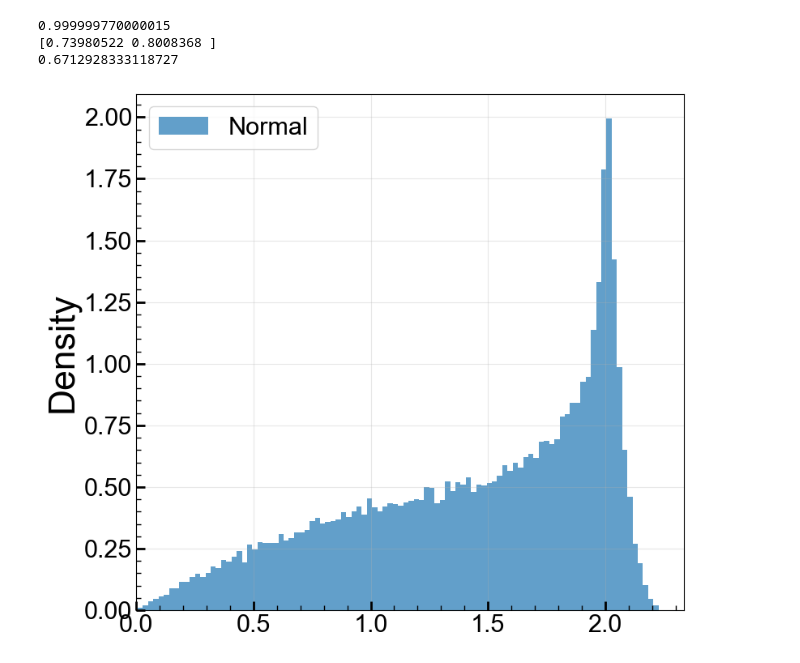
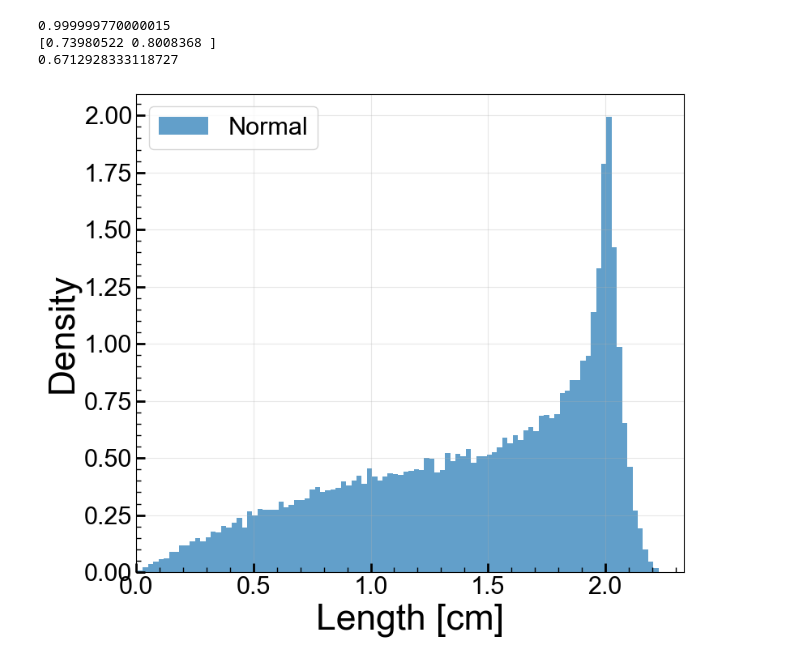
Before and after one commit to villano-lab/NaI_Array_Firmware, a Jupyter notebook: test_firmwares/TrigTest7/data_analysis/Analysis_Notebook/muon_pdfs_cylinder.ipynb, the cells around one changed output. Cells and saved outputs as stored; diff of their text form; code cells hidden in the pictures.

```diff
--- a/test_firmwares/TrigTest7/data_analysis/Analysis_Notebook/muon_pdfs_cylinder.ipynb
+++ b/test_firmwares/TrigTest7/data_analysis/Analysis_Notebook/muon_pdfs_cylinder.ipynb
@@ -139,23 +139,24 @@ for r in R0:
 # %%
 # Create figure with two subplots
 fig, (ax1) = plt.subplots(1, 1, figsize=(8, 7))
 
 
 xmax = np.sqrt((2*R)**2+h**2)+0.1
 xplot = np.linspace(0,xmax, 10000)
 
 ax1.hist(lall, bins=100, density=True, alpha=0.7, label='Normal',align='mid')
 
 
 ax1.set_xlim(0.0, xmax)
 ax1.set_ylabel('Density')
+ax1.set_xlabel('Length [cm]')
 #ax1.set_title('Histogram of Chi-Square per DOF')
 ax1.legend()
 ax1.grid(True, alpha=0.3)
 
 
 # Adjust layout and save
 plt.tight_layout()
 plt.show()
 # %% [output]
-[figure, old version]
+[figure, new version]
```
